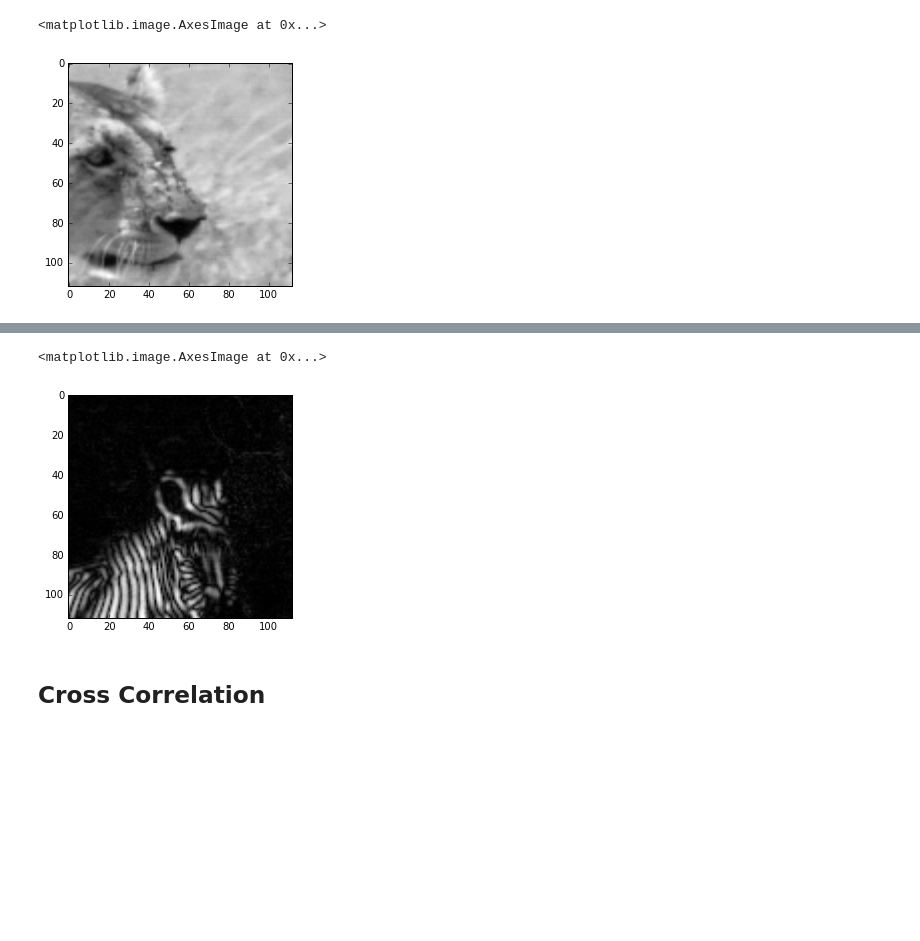
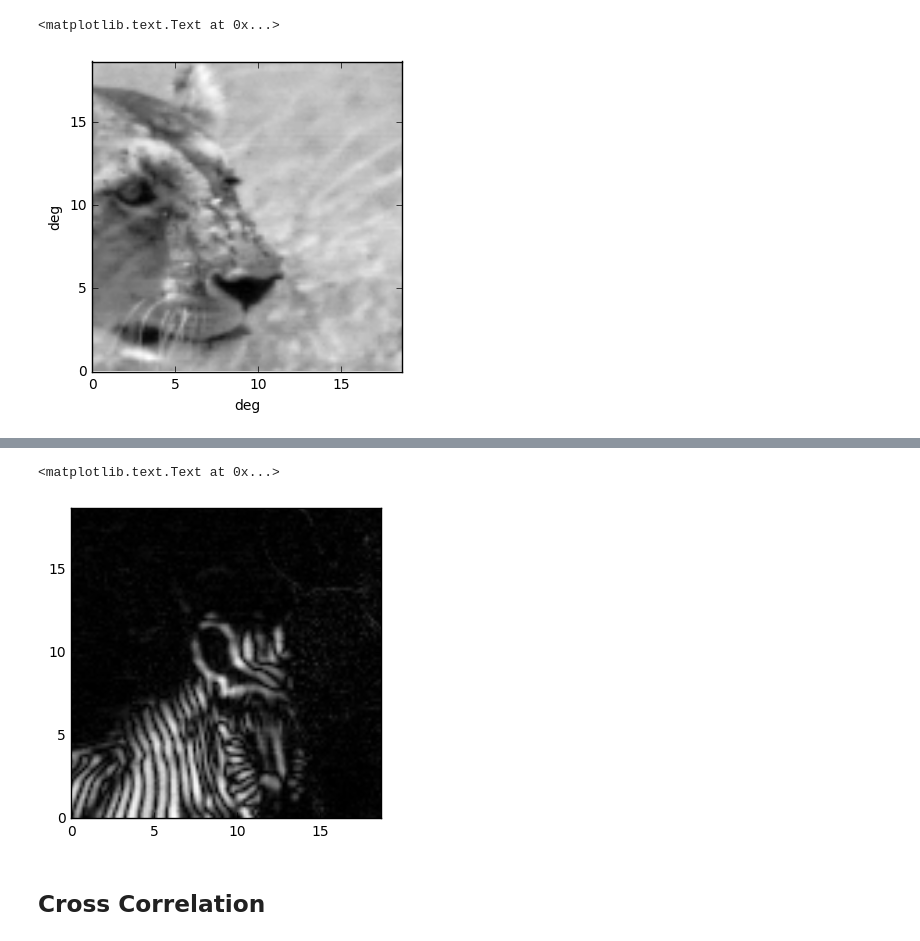
Before and after one commit to vdutell/naturalscenestatistics, a Jupyter notebook: naturalscenestats.ipynb, the cells around one changed output, grey strips where cells are left out. Saved outputs shown, nothing was run; the diff lists cells and outputs as text; code cells hidden in the pictures; blank space fills up the shorter version.

```diff
--- a/naturalscenestats.ipynb
+++ b/naturalscenestats.ipynb
@@ -53,8 +53,17 @@ nframes = 9600
 rawframeh = 128
 rawframew = 128
 barw = 16
-frameh = rawframeh - barw
-framew = rawframew - barw
+framew = rawframew - barw #in pixels
+frameh = rawframeh - barw #in pixels
+
+#convert to degrees
+ppd = 6# pixels per degree subtended on retina (estimated 10deg for 64px in dong atick 95)
+framewdeg = framew/ppd
+framehdeg = frameh/ppd
+#sampling rate for fft
+deltawdeg = 1./ppd
+deltahdeg = 1./ppd
+deltathz = 1./fps
 
 #some fun frames:
 tree = 1000
@@ -71,14 +80,19 @@ vm = np.reshape(m,(nframes,vlen))
 # %%
 #show a sample image
 def getsim(idx):
     sampleim = m[idx,:,:]
     return(sampleim)
 
 #plt.imshow(sampleim,cmap='gray') #doesn't look quite as good.
-plt.imshow(getsim(lion),cmap='Greys_r') #this map looks a bit better.
+#fig = plt.imshow(getsim(lion),cmap='Greys_r') #this map looks a bit better.
+
+fig, ax = plt.subplots()
+ax.imshow(getsim(lion), cmap='Greys_r', extent=[0,framewdeg,0,framehdeg])
+ax.set_xlabel('deg')
+ax.set_ylabel('deg')
 # %% [output]
-<matplotlib.image.AxesImage at 0x...>
+<matplotlib.text.Text at 0x...>
-[figure, old version]
+[figure, new version]
 # %%
 ## helper functions for animation
 
@@ -154,10 +170,12 @@ def cdiff(fstart, dtms):
     return(diff)
 # %%
 diffim = cdiff(zebra, 40)
-plt.imshow(diffim,cmap='Greys_r')
+plt.imshow(diffim,cmap='Greys_r', extent=[0,framewdeg,0,framehdeg])
+ax.set_xlabel('deg')
+ax.set_ylabel('deg')
 # %% [output]
-<matplotlib.image.AxesImage at 0x...>
+<matplotlib.text.Text at 0x...>
-[figure, old version]
+[figure, new version]
 # %% [markdown]
 ## Cross Correlation
 # %%
```
Also changed, not shown: parts of 21 cells of this notebook.
